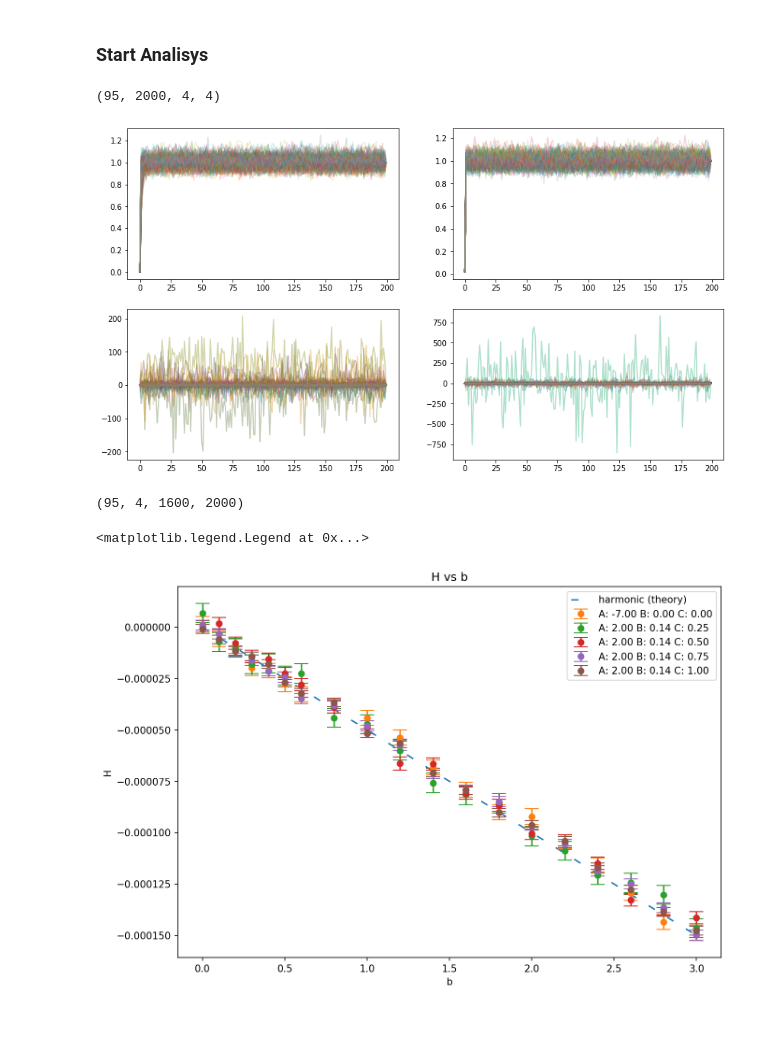
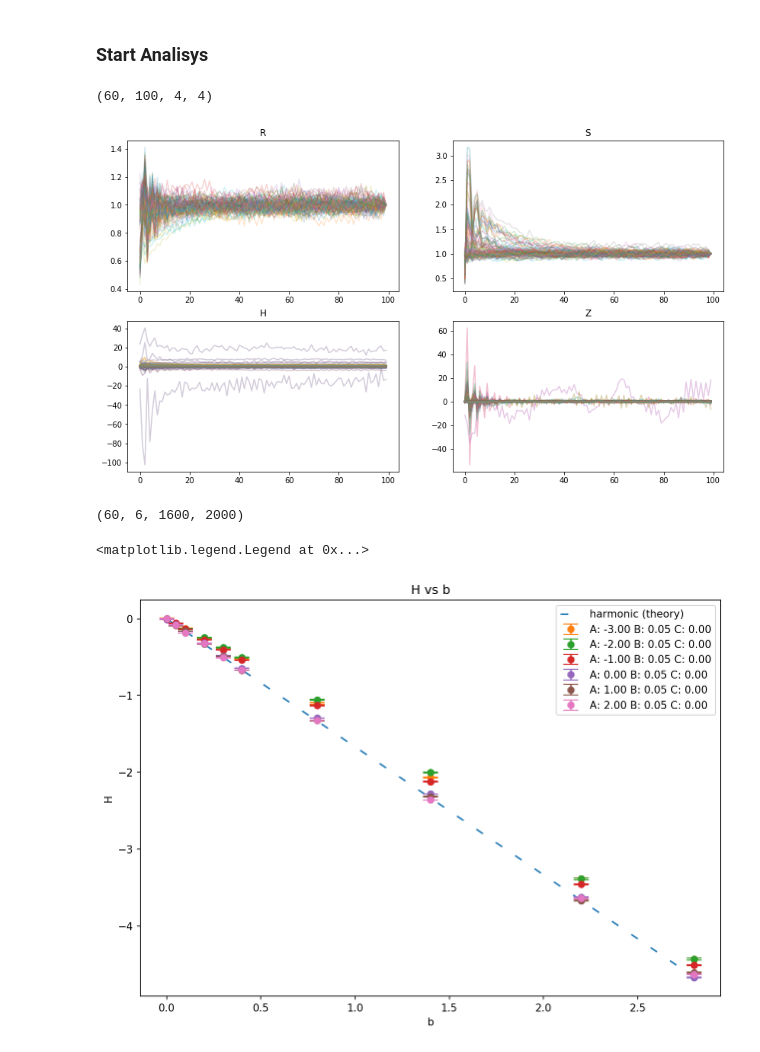
Before and after one commit to ashmat98/nsolve-sde, a Jupyter notebook: 2d check theory only memory anharmonic2.ipynb, the cells around one changed output. Drawn from its saved outputs; the diff is of its cells as text; code cells hidden in the pictures; blank space fills up the shorter version.

```diff
--- a/2d check theory only memory anharmonic2.ipynb
+++ b/2d check theory only memory anharmonic2.ipynb
@@ -39,25 +52,17 @@ def mean_with_err(arr, axis):
 params = [
 ]
 
-bs =  np.array([0,1,2,3,4,5,6,8,10,12,14,16,18,20,22,24,26,28,30])/10
-# bs =  (0,3,6,10)#,12,14,16,18,20,22,24,26,28,30)
-params += [(-7,0,0,0,0,100,b,10) for b in bs]
-# params += [(2,0.14,0,0,0,100,b,10) for b in bs]
-params += [(2,0.14,0.25,0.01,5,100,b,10) for b in bs]
-params += [(2,0.14,0.50,0.01,5,100,b,10) for b in bs]
-params += [(2,0.14,0.75,0.01,5,100,b,10) for b in bs]
-params += [(2,0.14,1.00,0.01,5,100,b,10) for b in bs]
+bs =  np.array([0,0.5,1,2,3,4,8,14,22,28])/10
 
+params += [dict(A=-3.,B=0.05,C=0.,D=0.,F=0.,g0=0.3,b=b,ka=1.) for b in bs]
+params += [dict(A=-2,B=0.05,C=0,D=0,F=0,g0=0.3,b=b,ka=1) for b in bs]
+params += [dict(A=-1,B=0.05,C=0,D=0,F=0,g0=0.3,b=b,ka=1) for b in bs]
+params += [dict(A=0,B=0.05,C=0,D=0,F=0,g0=0.3,b=b,ka=1) for b in bs]
+params += [dict(A=1,B=0.05,C=0,D=0,F=0,g0=0.3,b=b,ka=1) for b in bs]
+params += [dict(A=2,B=0.05,C=0,D=0,F=0,g0=0.3,b=b,ka=1) for b in bs]
 
 df = pd.DataFrame(params, columns=["A","B","C","D","F","g0","b","ka"])
+
+df["O+^2"],df["O-^2"] = omega_kumulant(df.A, df.B, df.g0, df.ka)
+
+df["R"],df["S"],df["H"],df["varL"]=get_RSH(np.sqrt(df["O+^2"]),df.g0,df.b,df.ka)
-# %%
-def f(row):
-    return pd.Series(get_RSH(row.A, row.B, row.g0, row.b, row.ka),index=("R","S","H","varL"))
-df = pd.concat([df, df.apply(f, axis=1)], axis=1, sort=False)
-
-df["S_init"] = 1/df.g0/2/df.ka**2*(df.ka**2+df.g0*df.ka+df.b**2)
-
-df["R_init"] = df.A/df.B/2
-df.loc[df.A<0,"R_init"] = 7
-
-df["H_init"] = - 1/2/df.g0/df.ka**2*df.b
@@ -64,7 +73,12 @@ df["H_init"] = - 1/2/df.g0/df.ka**2*df.b
 # %%
-df["S_init"] = 0
-df["R_init"] = 0
-df["H_init"] = 0
+df["S_init"] = df["S"]
+df["R_init"] = df.R
+
+df["H_init"] = df.H
+# %%
+df["S_init"] = df.Sx
+df["R_init"] = df.Rx
+df["H_init"] = df.Hx
 # %%
 df.head()
 # %% [output]
@@ -142,6 +158,7 @@ cov = np.einsum("iakj,ibkj->ijab", results[:,:4,:,:],results[:,:4,:,:],optimize=
 # cov = cov[df[df.b].index]
 # %%
+cov = cov_all[:,:100]
 cov.shape
 # %% [output]
-(95, 2000, 4, 4)
+(60, 100, 4, 4)
 # %%
@@ -153,19 +172,19 @@ cov_Z = cov[:,::sp,(0,0,1,1,2,2,3,3),(1,2,0,3,0,3,1,2)].transpose(1,0,2).reshape
 # %%
 plt.figure(figsize=(14,8))
 plt.subplot(2,2,1)
-plt.plot(cov_R/cov_R[-1], alpha=0.2);
+plt.plot(cov_R/cov_R[-1], alpha=0.2);plt.title("R")
 plt.subplot(2,2,2)
-plt.plot(cov_S/cov_S[-1], alpha=0.2);
+plt.plot(cov_S/cov_S[-1], alpha=0.2);plt.title("S")
 plt.subplot(2,2,3)
-plt.plot(cov_H/cov_H[-1], alpha=0.2);
+plt.plot(cov_H/(1+cov_H[-1]), alpha=0.2);plt.title("H")
 plt.subplot(2,2,4)
-plt.plot(cov_Z/cov_Z[-1], alpha=0.2);
+plt.plot(cov_Z/(1+cov_Z[-1]), alpha=0.2);plt.title("Z");
 # %% [output]
-[figure, old version]
+[figure, new version]
 # %%
 stationari_treshold = 500
 # %%
 results.shape
 # %% [output]
-(95, 4, 1600, 2000)
+(60, 6, 1600, 2000)
 # %%
@@ -187,21 +207,21 @@ df["Hy"], df["Hy_err"]= mean_with_err(Hy,axis=-1)
 # %%
 gb=df.groupby(["A","B","C","D","F"])
 
 plt.figure(figsize=(10,7), dpi=150)
 plt.title("H vs b")
 plt.xlabel("b");plt.ylabel("H")
-plt.plot(*zip(*[(b, get_RSH(-7, 0,100,b,10)[2]) for b in np.linspace(min(bs), max(bs))]),ls=(0, (5, 10)), label="harmonic (theory)")
+plt.plot(bs_expected, H_expected,ls=(0, (5, 10)), label="harmonic (theory)")
 for key in gb.groups:
     gp = gb.get_group(key)
 #     plt.plot(gp.b, gp.Hx)
     plt.errorbar(gp.b, gp.Hx, yerr=gp.Hx_err, capsize=7, marker="o", ls="none",
                  label=f"A: {gp.A.mean():0.2f} B: {gp.B.mean():0.2f} C: {gp.C.mean():0.2f}")
 # plt.xlim(-1,5)
 # plt.ylim(-4,1)
 plt.legend()
 # %% [output]
 <matplotlib.legend.Legend at 0x...>
-[figure, old version]
+[figure, new version]
 # %%
 gb=df.groupby(["A","B","C","D","F"])
 
```
Also changed, not shown: parts of 47 cells of this notebook, 3 other files.
